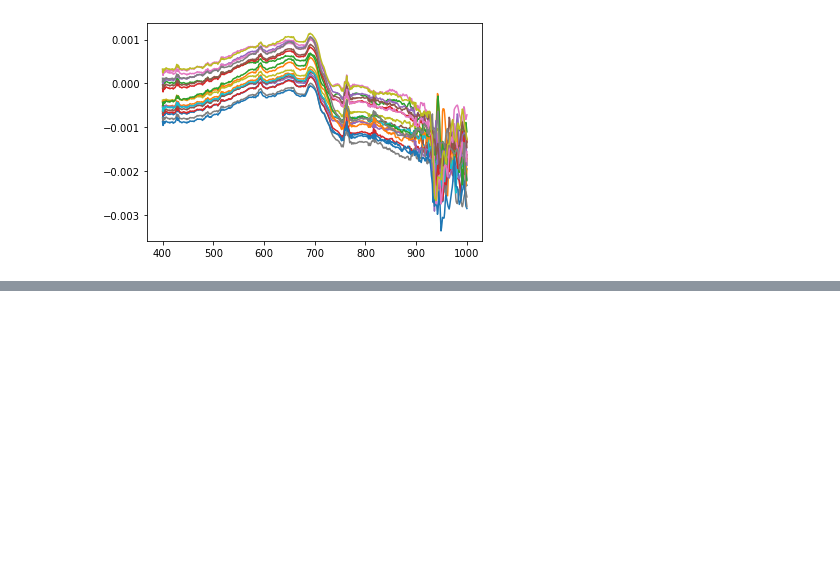
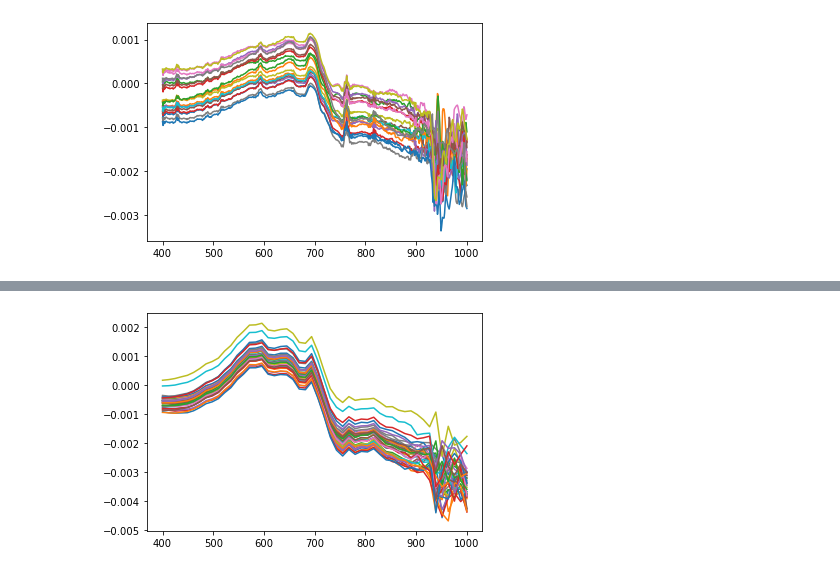
Before and after one commit to scmc72/DALEC_processing, a Jupyter notebook: 21-jun-22.ipynb, the cells around one changed output, grey strips where cells are left out. Saved outputs shown, nothing was run; the diff lists cells and outputs as text; code cells hidden in the pictures; blank space fills up the shorter version.

```diff
--- a/21-jun-22.ipynb
+++ b/21-jun-22.ipynb
@@ -131,0 +129,11 @@ plt.xlim(400, 850)
+# %%
+# let's see what happens if we use different regridding params
+# regridding seems to work well...
+
+for sample in tables['Log 3'].index.get_level_values('Sample #').unique():
+    spectra = dalecLoad.uniform_grid_spectra_Rrs(tables['Log 3'].loc[sample],
+                                                 spect_wavelengths,
+                                                 nsteps=50)
+    plt.plot(spectra['Wavelength'], spectra['Rrs'])
+# %% [output]
+[figure, added]
```
Also changed, not shown: parts of 4 cells of this notebook, 3 other files.
